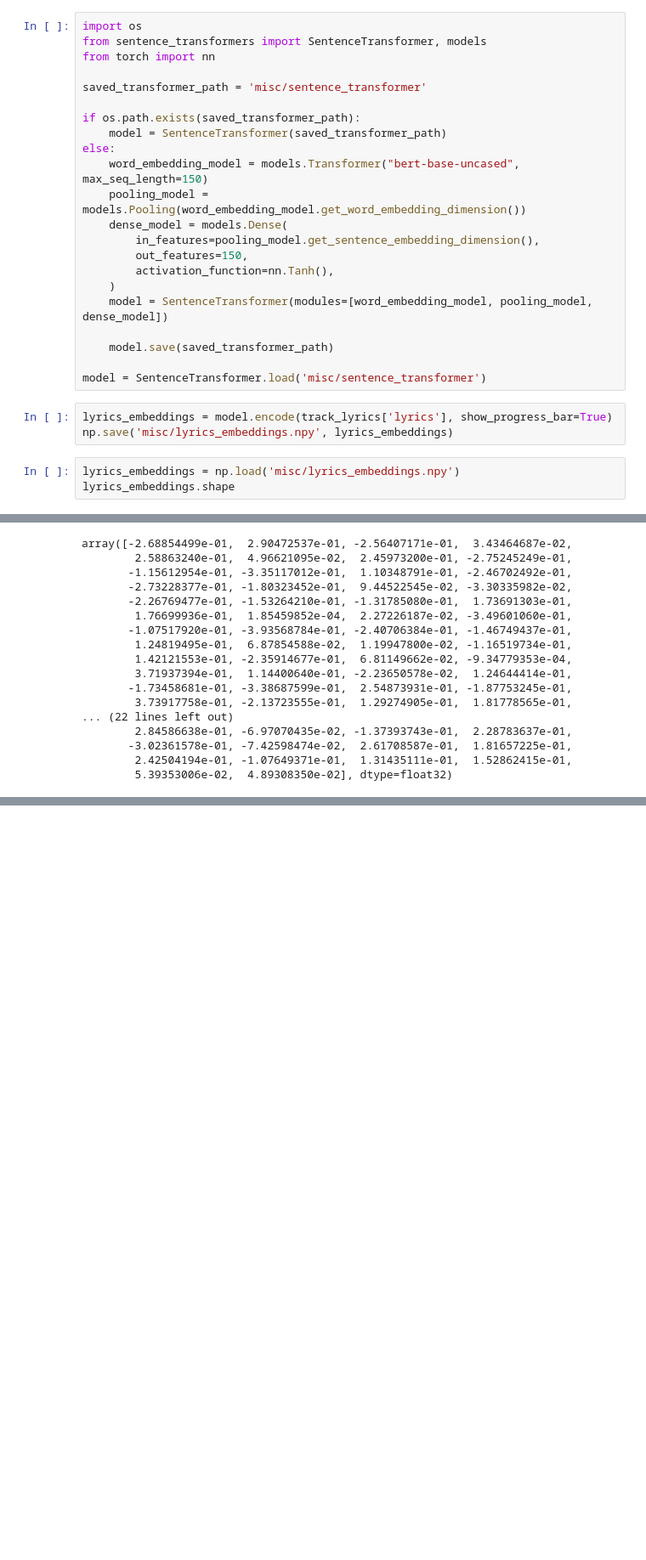
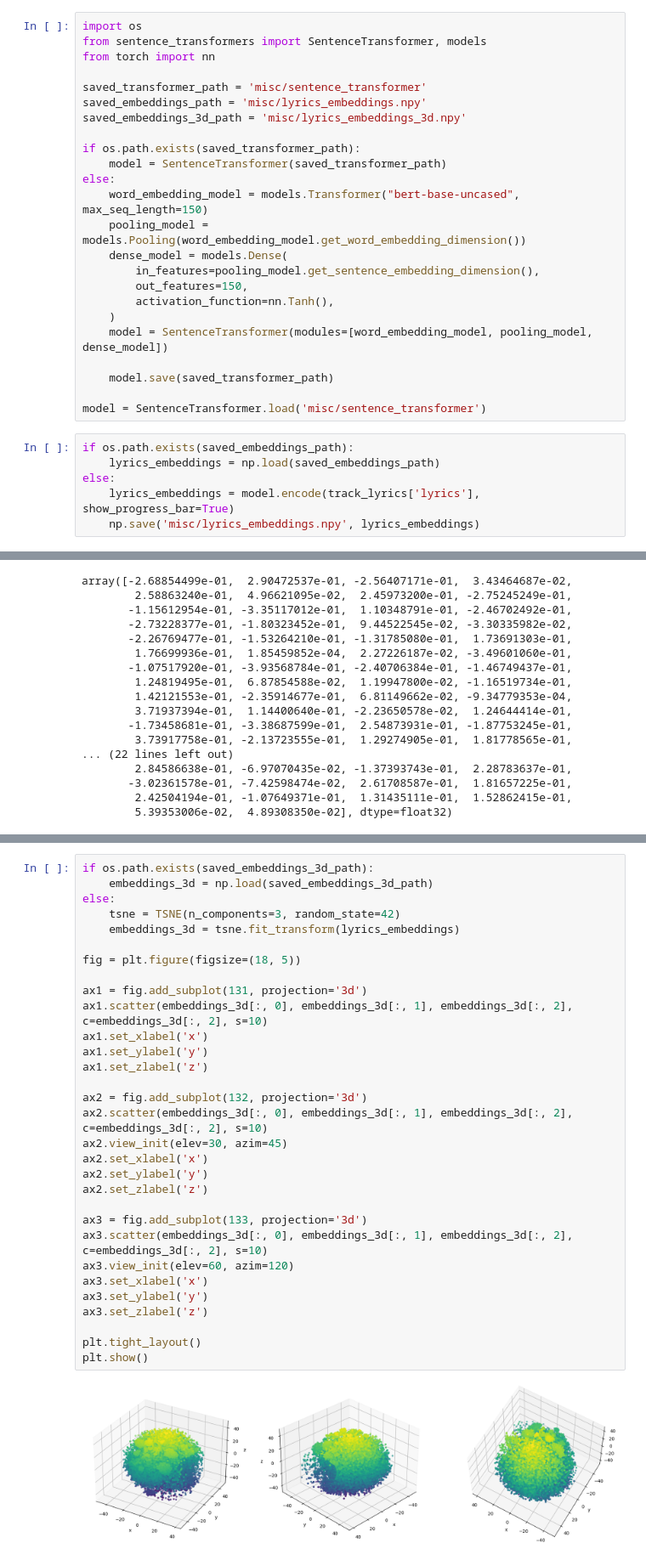
Before and after one commit to Ernesto2004/spotify-music-suggestion, a Jupyter notebook: bert.ipynb, the cells around one changed output, grey strips where cells are left out. Shown at 85% size. Saved outputs shown, nothing was run; the diff lists cells and outputs as text; blank space fills up the shorter version.

Commit message:
better plot + nearest neighbors test

```diff
--- a/bert.ipynb
+++ b/bert.ipynb
@@ -69,6 +70,8 @@ from sentence_transformers import SentenceTransformer, models
 from torch import nn
 
 saved_transformer_path = 'misc/sentence_transformer'
+saved_embeddings_path = 'misc/lyrics_embeddings.npy'
+saved_embeddings_3d_path = 'misc/lyrics_embeddings_3d.npy'
 
 if os.path.exists(saved_transformer_path):
 	model = SentenceTransformer(saved_transformer_path)
@@ -86,8 +89,8 @@ else:
 
 model = SentenceTransformer.load('misc/sentence_transformer')
 # %%
-lyrics_embeddings = model.encode(track_lyrics['lyrics'], show_progress_bar=True)
-np.save('misc/lyrics_embeddings.npy', lyrics_embeddings)
+if os.path.exists(saved_embeddings_path):
+	lyrics_embeddings = np.load(saved_embeddings_path)
+else:
+	lyrics_embeddings = model.encode(track_lyrics['lyrics'], show_progress_bar=True)
+	np.save('misc/lyrics_embeddings.npy', lyrics_embeddings)
-# %%
-lyrics_embeddings = np.load('misc/lyrics_embeddings.npy')
-lyrics_embeddings.shape
@@ -129,0 +121,33 @@ plt.show()
+# %%
+if os.path.exists(saved_embeddings_3d_path):
+	embeddings_3d = np.load(saved_embeddings_3d_path)
+else:
+	tsne = TSNE(n_components=3, random_state=42)
+	embeddings_3d = tsne.fit_transform(lyrics_embeddings)
+
+fig = plt.figure(figsize=(18, 5))
+
+ax1 = fig.add_subplot(131, projection='3d')
+ax1.scatter(embeddings_3d[:, 0], embeddings_3d[:, 1], embeddings_3d[:, 2], c=embeddings_3d[:, 2], s=10)
+ax1.set_xlabel('x')
+ax1.set_ylabel('y')
+ax1.set_zlabel('z')
+
+ax2 = fig.add_subplot(132, projection='3d')
+ax2.scatter(embeddings_3d[:, 0], embeddings_3d[:, 1], embeddings_3d[:, 2], c=embeddings_3d[:, 2], s=10)
+ax2.view_init(elev=30, azim=45)
+ax2.set_xlabel('x')
+ax2.set_ylabel('y')
+ax2.set_zlabel('z')
+
+ax3 = fig.add_subplot(133, projection='3d')
+ax3.scatter(embeddings_3d[:, 0], embeddings_3d[:, 1], embeddings_3d[:, 2], c=embeddings_3d[:, 2], s=10)
+ax3.view_init(elev=60, azim=120)
+ax3.set_xlabel('x')
+ax3.set_ylabel('y')
+ax3.set_zlabel('z')
+
+plt.tight_layout()
+plt.show()
+# %% [output]
+[figure, added]
```
Also changed, not shown: parts of 6 cells of this notebook.
